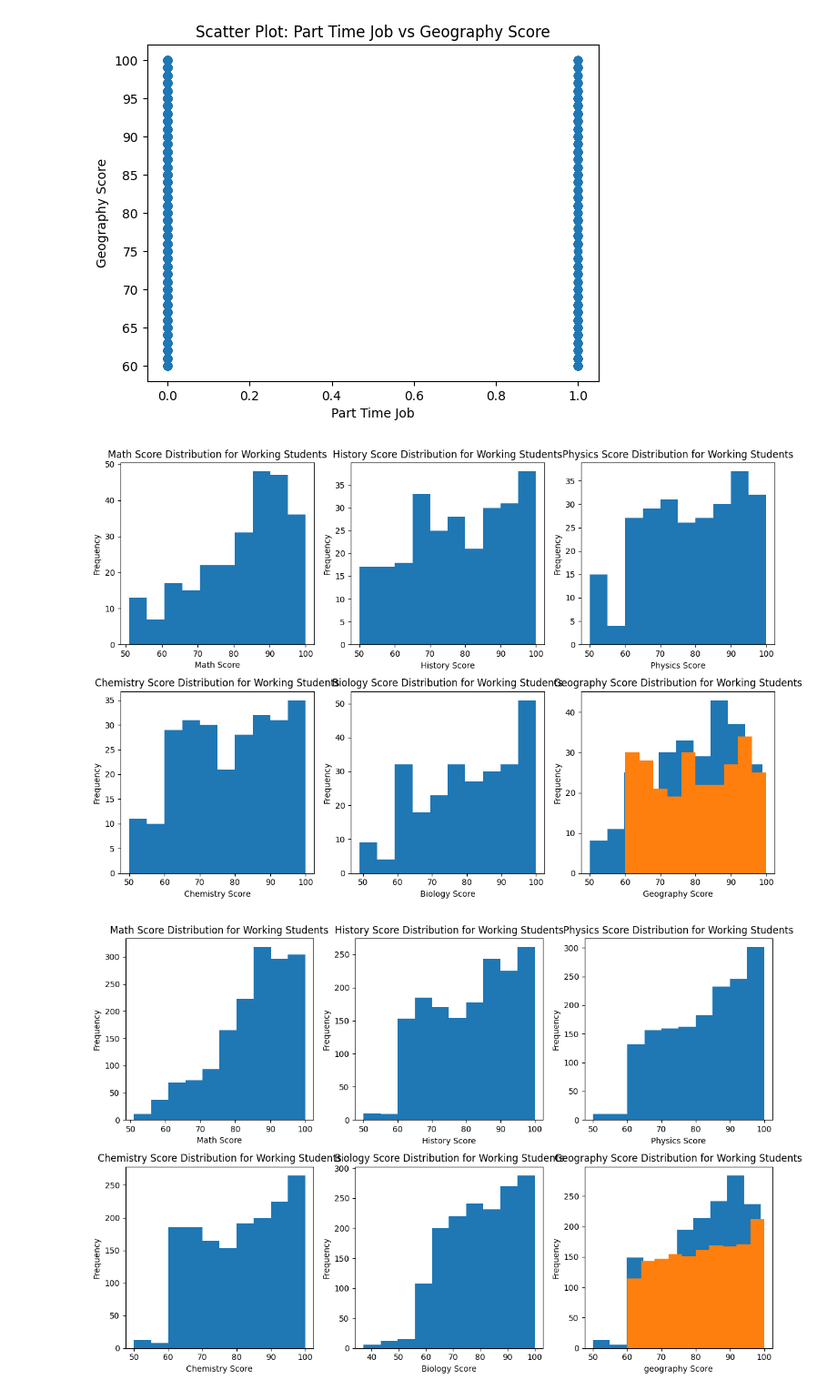
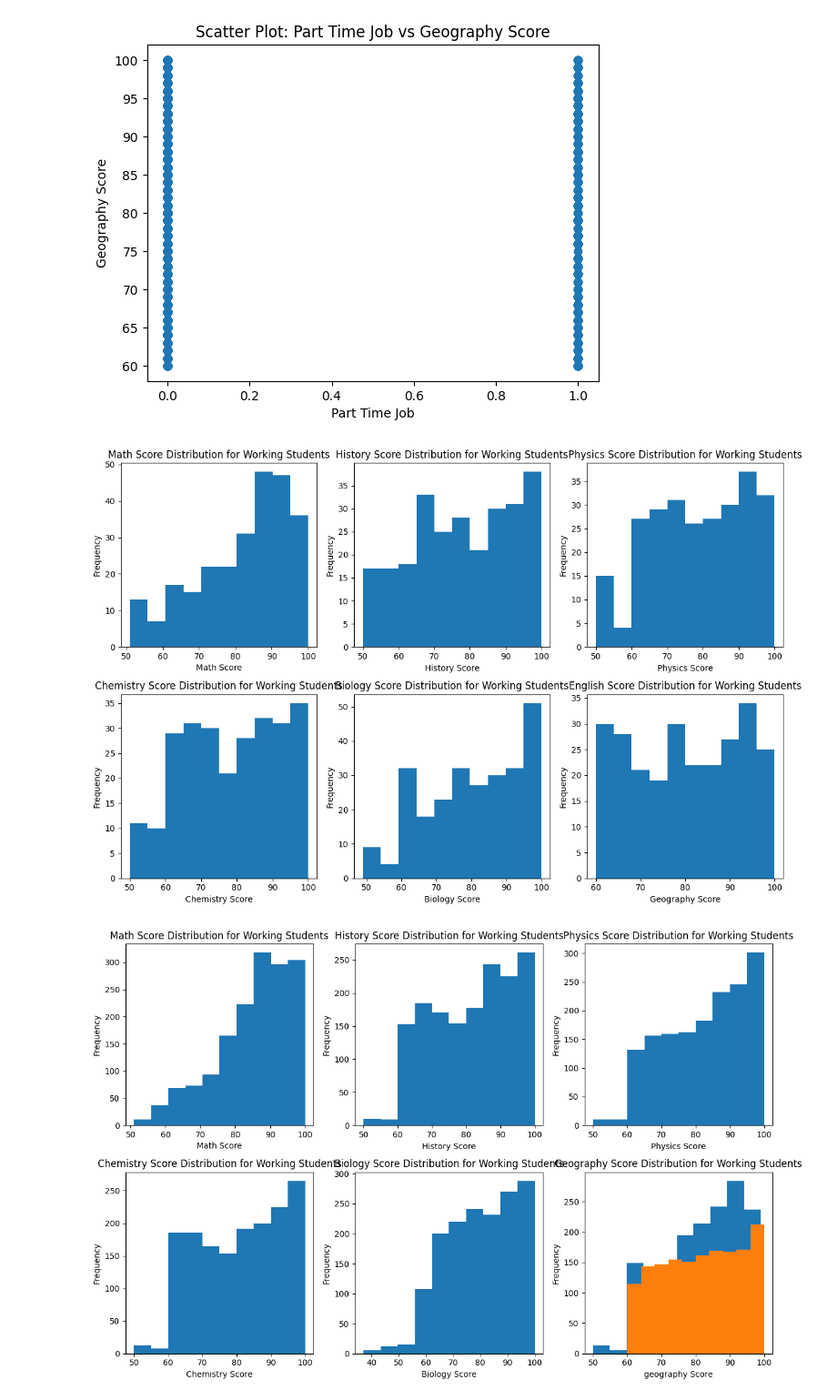
Before and after one commit to shakiralynch1/DVA_CA1, a Jupyter notebook: DVA_CA1.ipynb, the cells around one changed output. Shown at 91% size. Cells and saved outputs as stored; diff of their text form; code cells hidden in the pictures.

```diff
--- a/DVA_CA1.ipynb
+++ b/DVA_CA1.ipynb
@@ -502,41 +578,36 @@ plt.hist(working_students['history_score'])
 plt.xlabel('History Score')
 plt.ylabel('Frequency')
 plt.title('History Score Distribution for Working Students')
 
 plt.subplot(233)
 plt.hist(working_students['physics_score'])
 plt.xlabel('Physics Score')
 plt.ylabel('Frequency')
 plt.title('Physics Score Distribution for Working Students')
 
 plt.subplot(234)
 plt.hist(working_students['chemistry_score'])
 plt.xlabel('Chemistry Score')
 plt.ylabel('Frequency')
 plt.title('Chemistry Score Distribution for Working Students')
 
 plt.subplot(235)
 plt.hist(working_students['biology_score'])
 plt.xlabel('Biology Score')
 plt.ylabel('Frequency')
 plt.title('Biology Score Distribution for Working Students')
 
 plt.subplot(236)
-plt.hist(working_students['english_score'])
-plt.xlabel('English Score')
+plt.hist(working_students['geography_score'])
+plt.xlabel('Geography Score')
 plt.ylabel('Frequency')
 plt.title('English Score Distribution for Working Students')
 
-plt.subplot(236)
-plt.hist(working_students['geography_score'])
-plt.xlabel('Geography Score')
-plt.ylabel('Frequency')
-plt.title('Geography Score Distribution for Working Students')
 
 plt.tight_layout()
 plt.show()
 # %% [output]
-[figure, old version]
+[figure, new version]
 # %%
 
 import matplotlib.pyplot as plt
```
Also changed, not shown: parts of 4 cells of this notebook.
